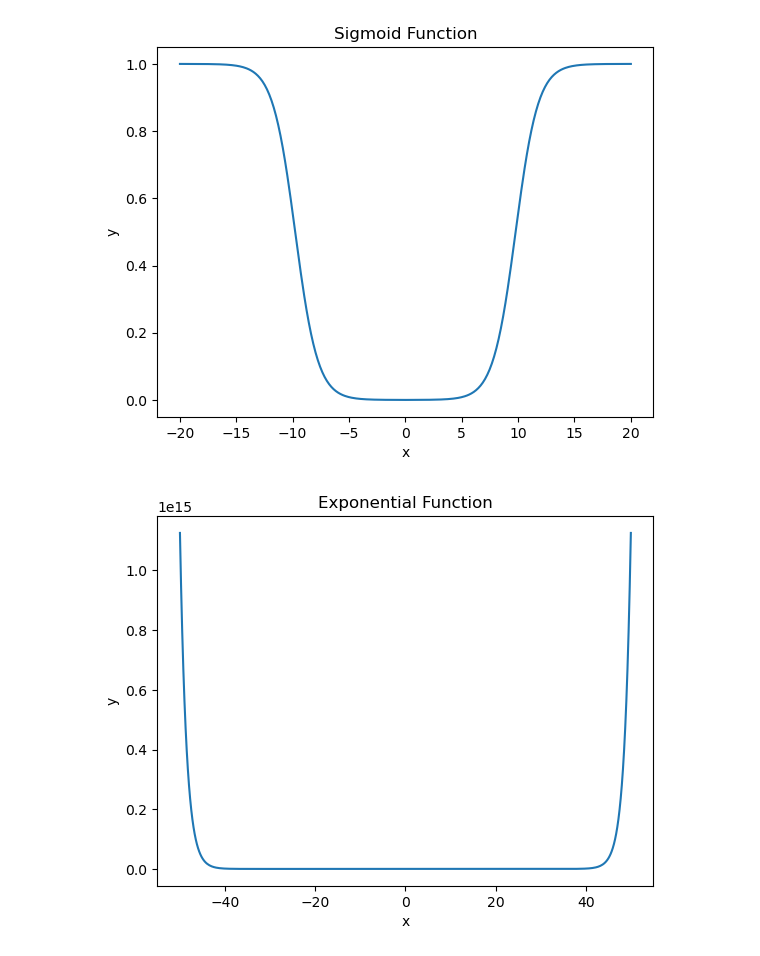
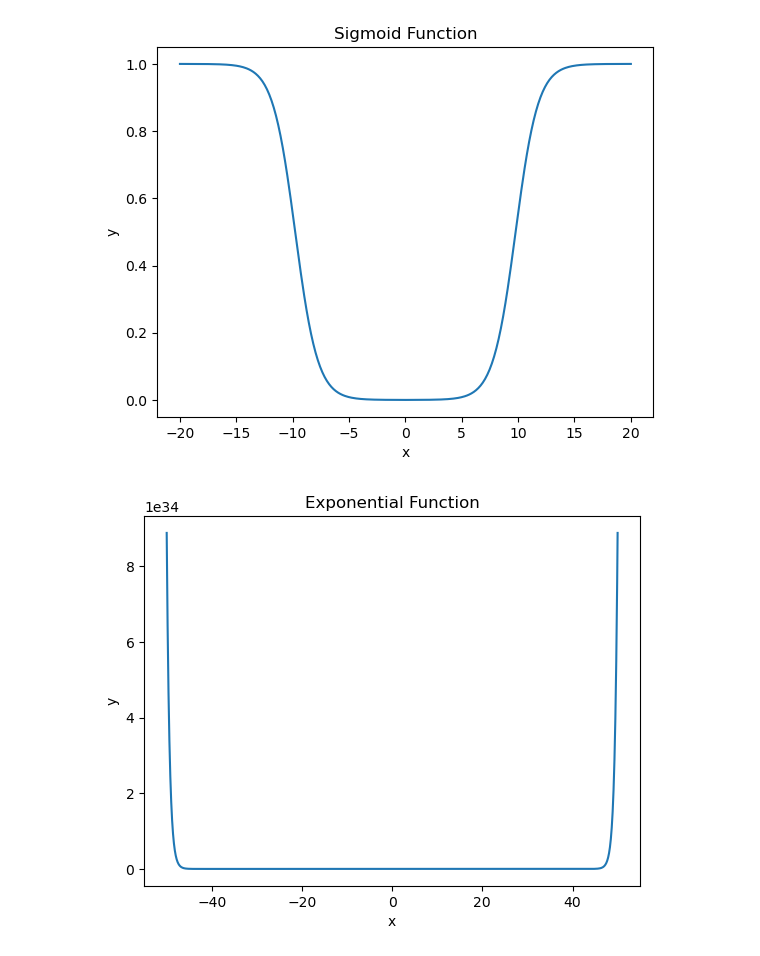
Before and after one commit to JeansAthiwat/parking-customer-count, a Jupyter notebook: 90testusefulfn.ipynb, the cells around one changed output. Saved outputs shown, nothing was run; the diff lists cells and outputs as text; code cells hidden in the pictures.

```diff
--- a/90testusefulfn.ipynb
+++ b/90testusefulfn.ipynb
@@ -28,27 +28,27 @@ plt.show()
 # %%
 import matplotlib.pyplot as plt
 import numpy as np
 import math
 
 # Define the exponential function
 def abs_exponential(x, base = 5):
   return base ** abs(x)
 
 # Generate x values
-x = np.linspace(-50, 50, 400)
+x = np.linspace(-50, 50, 1000)
 
 # Calculate the exponential values
 y = [abs_exponential(i) for i in x]
 
 # Create the plot
 plt.plot(x, y)
 
 # Add title and labels
 plt.title('Exponential Function')
 plt.xlabel('x')
 plt.ylabel('y')
 
 # Show the plot
 plt.show()
 # %% [output]
-[figure, old version]
+[figure, new version]
```
Also changed, not shown: 5 other files.
